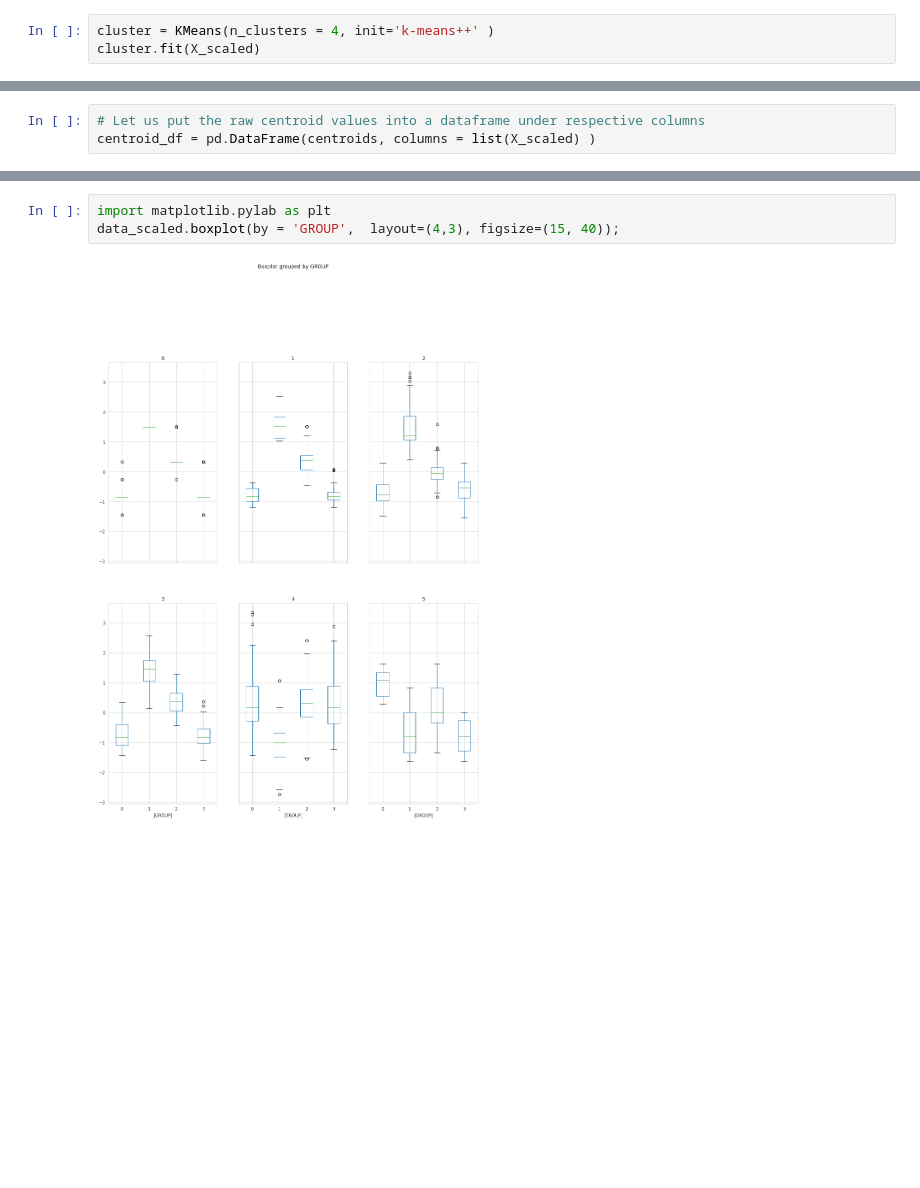
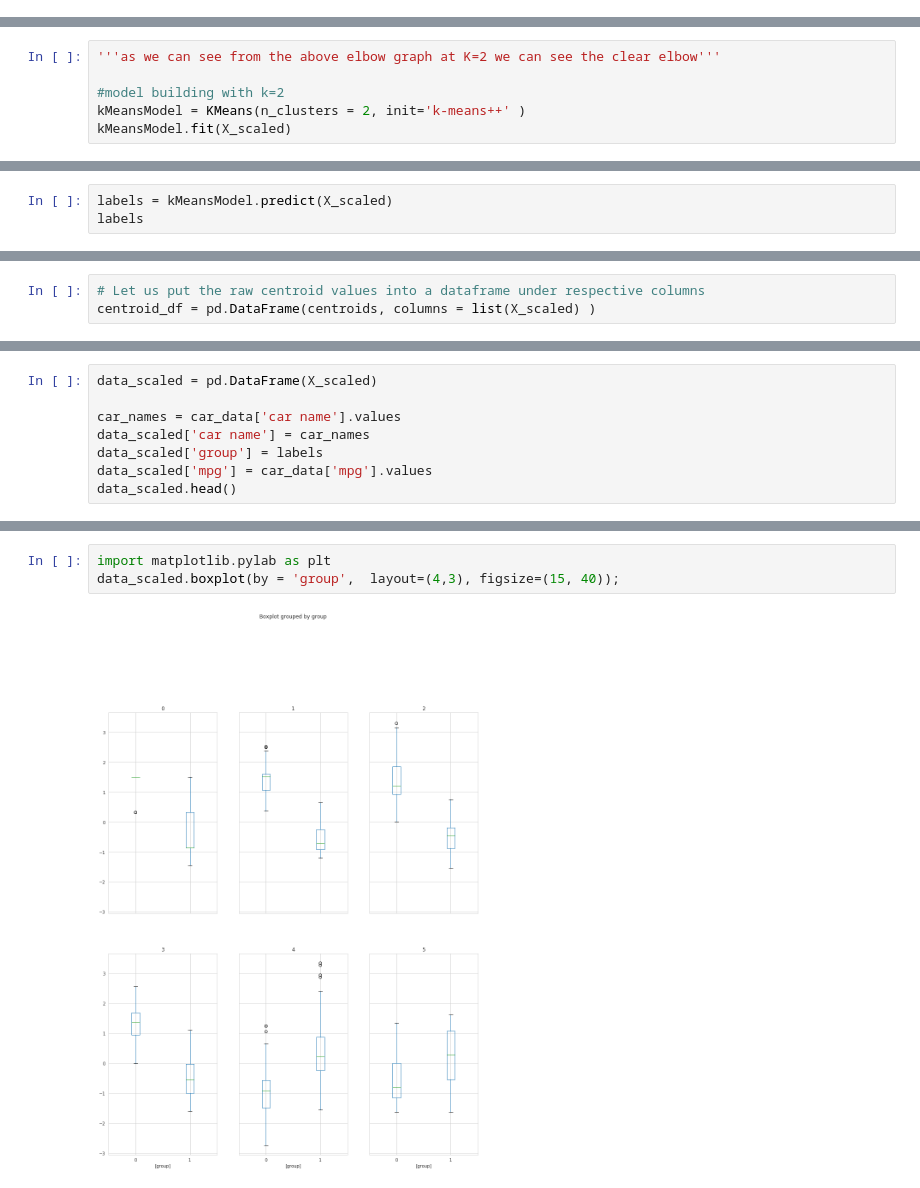
Before and after one commit to GreatLearningAIML1/pune-july19-batch-maheshwariumang, a Jupyter notebook: Residency 4/Unsupervised_Learning_R4_Project1.ipynb, the cells around one changed output, grey strips where cells are left out. Saved outputs shown, nothing was run; the diff lists cells and outputs as text; blank space fills up the shorter version.

```diff
--- a/Residency 4/Unsupervised_Learning_R4_Project1.ipynb
+++ b/Residency 4/Unsupervised_Learning_R4_Project1.ipynb
@@ -265,3 +266,0 @@ plt.plot(clusters_df.num_clusters, clusters_df.cluster_errors, marker = "o")
-# %%
-cluster = KMeans(n_clusters = 4, init='k-means++' )
-cluster.fit(X_scaled)
@@ -271,0 +267,6 @@ KMeans(algorithm='auto', copy_x=True, init='k-means++', max_iter=300,
+# %%
+'''as we can see from the above elbow graph at K=2 we can see the clear elbow'''
+
+#model building with k=2
+kMeansModel = KMeans(n_clusters = 2, init='k-means++' )
+kMeansModel.fit(X_scaled)
@@ -271,0 +277,3 @@ KMeans(algorithm='auto', copy_x=True, init='k-means++', max_iter=300,
+# %%
+labels = kMeansModel.predict(X_scaled)
+labels
@@ -292,0 +313,8 @@ data_scaled["GROUP"] = prediction
+# %%
+data_scaled = pd.DataFrame(X_scaled)
+
+car_names = car_data['car name'].values
+data_scaled['car name'] = car_names
+data_scaled['group'] = labels
+data_scaled['mpg'] = car_data['mpg'].values
+data_scaled.head()
@@ -304,5 +344,5 @@ Name: GROUP, dtype: int64
 # %%
 import matplotlib.pylab as plt
-data_scaled.boxplot(by = 'GROUP',  layout=(4,3), figsize=(15, 40));
+data_scaled.boxplot(by = 'group',  layout=(4,3), figsize=(15, 40));
 # %% [output]
-[figure, old version]
+[figure, new version]
```
Also changed, not shown: parts of 25 cells of this notebook.
